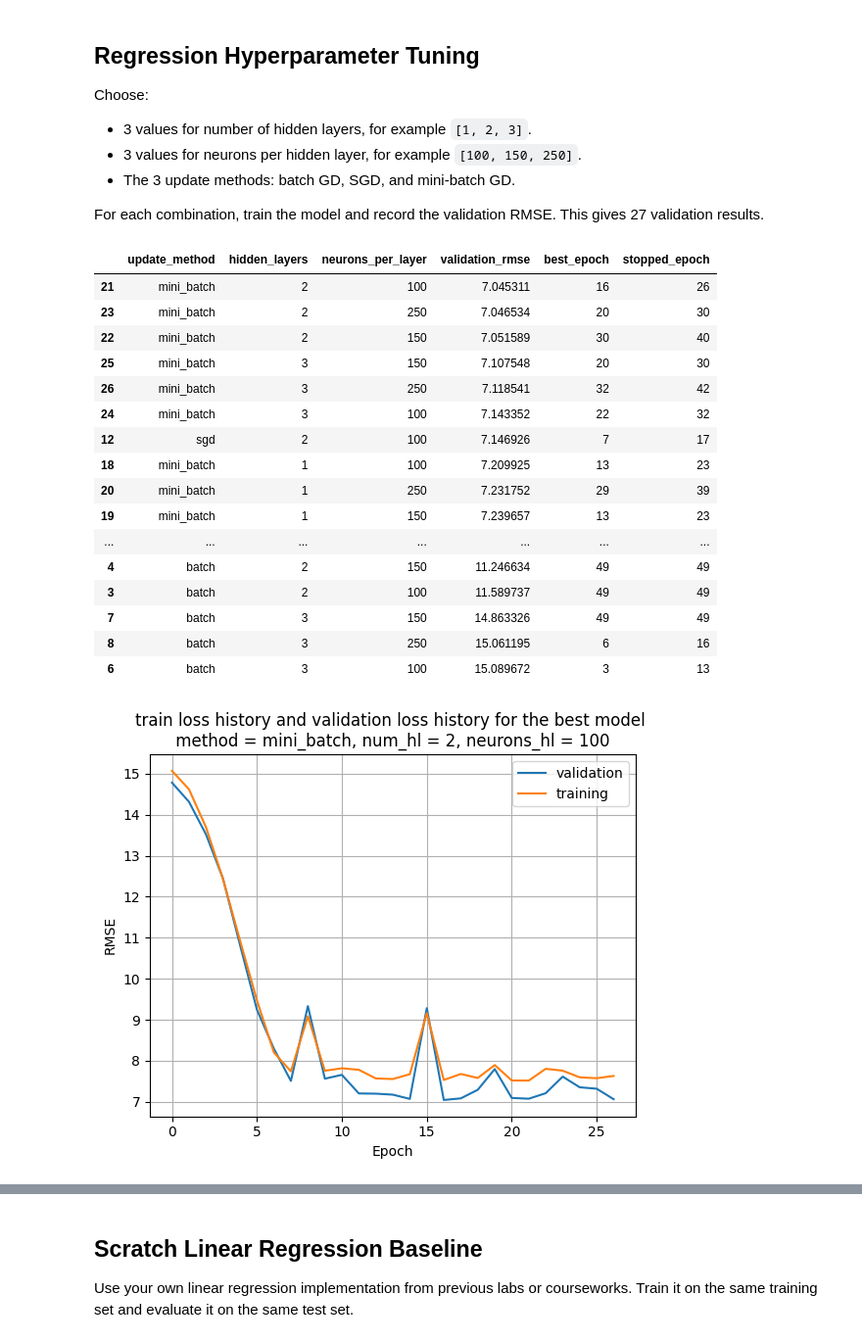
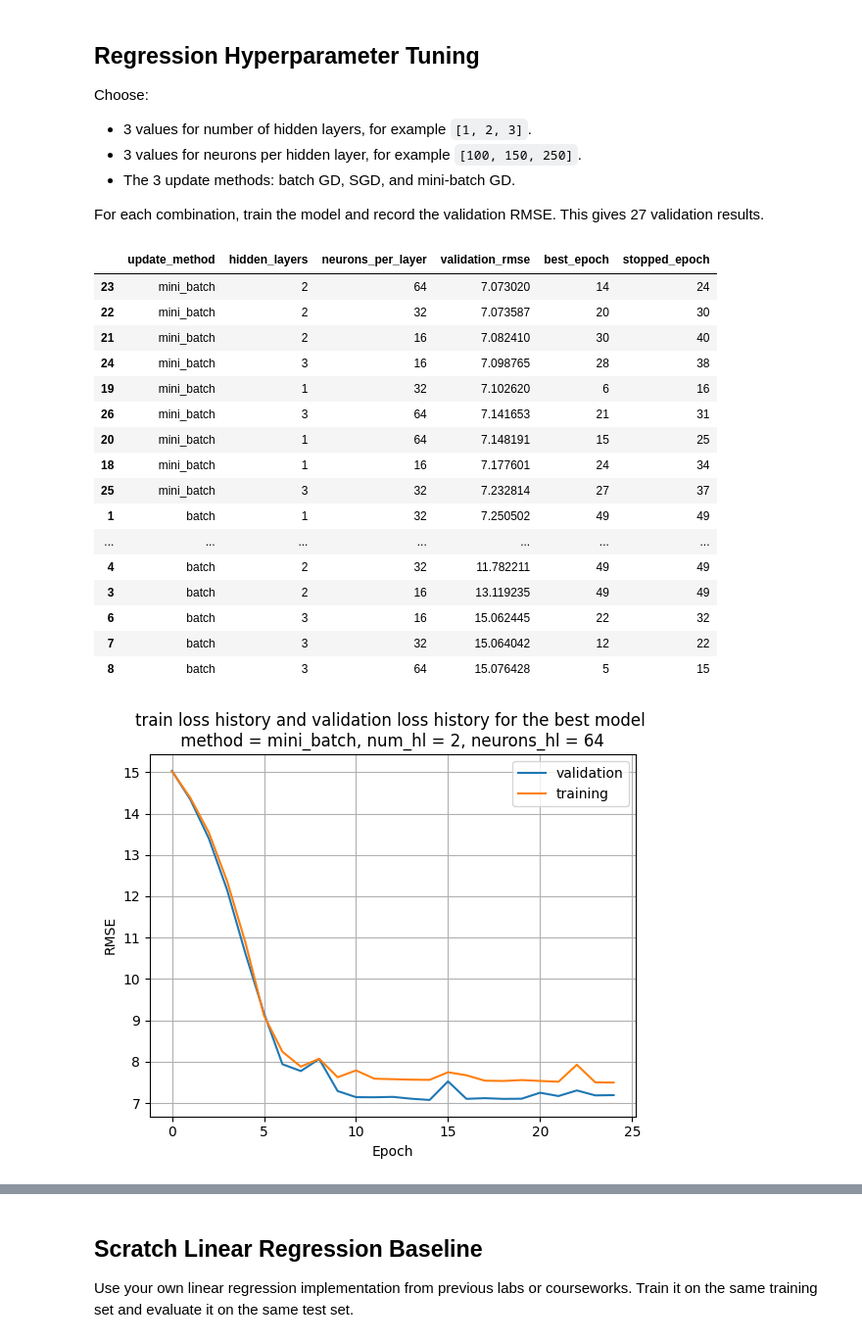
Before and after one commit to jhe-sua/fgv-teaemcd, a Jupyter notebook: tarefa3/810597.ipynb, the cells around one changed output, grey strips where cells are left out. Shown at 98% size. Cells and saved outputs as stored; diff of their text form; code cells hidden in the pictures.

```diff
--- a/tarefa3/810597.ipynb
+++ b/tarefa3/810597.ipynb
@@ -528,7 +528,7 @@ Choose:
 For each combination, train the model and record the validation RMSE. This gives 27 validation results.
 # %%
 regression_hidden_layers = [1, 2, 3]
-regression_neurons = [100, 150, 250]
+regression_neurons = [16, 32, 64]
 regression_update_methods = ["batch", "sgd", "mini_batch"]
 regression_learning_rate = 0.01
 regression_epochs = 50
@@ -566,49 +566,49 @@ for cada_update_method in regression_update_methods:
             )
 
             y_val_pred, _ = NN.forward(X_val)
             err_val = rmse(y_val, y_val_pred)
 
             if err_val < best_err:
                 best_err = err_val
                 best_train_loss = training_loss
                 best_val_loss = validation_loss
                 best_stopped_epoch = stopped_epoch
                 best_best_epoch = best_epoch
 
 
             results.append({
                 "update_method":cada_update_method,
                 "hidden_layers":cada_num_hidden,
                 "neurons_per_layer":cada_num_neuronios,
                 "validation_rmse": err_val,
                 "best_epoch": best_epoch,
                 "stopped_epoch": stopped_epoch
             })
 
 
 # regression_results = pd.DataFrame(...)
 # display(regression_results.sort_values("validation_rmse"))
 
 regression_results = pd.DataFrame(results)
 display(regression_results.sort_values("validation_rmse"))
 # %% [output]
 |  | update_method | hidden_layers | neurons_per_layer | validation_rmse | best_epoch | stopped_epoch |
-| 21 | mini_batch | 2 | 100 | 7.045311 | 16 | 26 |
-| 23 | mini_batch | 2 | 250 | 7.046534 | 20 | 30 |
-| 22 | mini_batch | 2 | 150 | 7.051589 | 30 | 40 |
-| 25 | mini_batch | 3 | 150 | 7.107548 | 20 | 30 |
-| 26 | mini_batch | 3 | 250 | 7.118541 | 32 | 42 |
-| 24 | mini_batch | 3 | 100 | 7.143352 | 22 | 32 |
-| 12 | sgd | 2 | 100 | 7.146926 | 7 | 17 |
-| 18 | mini_batch | 1 | 100 | 7.209925 | 13 | 23 |
-| 20 | mini_batch | 1 | 250 | 7.231752 | 29 | 39 |
-| 19 | mini_batch | 1 | 150 | 7.239657 | 13 | 23 |
+| 23 | mini_batch | 2 | 64 | 7.073020 | 14 | 24 |
+| 22 | mini_batch | 2 | 32 | 7.073587 | 20 | 30 |
+| 21 | mini_batch | 2 | 16 | 7.082410 | 30 | 40 |
+| 24 | mini_batch | 3 | 16 | 7.098765 | 28 | 38 |
+| 19 | mini_batch | 1 | 32 | 7.102620 | 6 | 16 |
+| 26 | mini_batch | 3 | 64 | 7.141653 | 21 | 31 |
+| 20 | mini_batch | 1 | 64 | 7.148191 | 15 | 25 |
+| 18 | mini_batch | 1 | 16 | 7.177601 | 24 | 34 |
+| 25 | mini_batch | 3 | 32 | 7.232814 | 27 | 37 |
+| 1 | batch | 1 | 32 | 7.250502 | 49 | 49 |
 | ... | ... | ... | ... | ... | ... | ... |
-| 4 | batch | 2 | 150 | 11.246634 | 49 | 49 |
-| 3 | batch | 2 | 100 | 11.589737 | 49 | 49 |
-| 7 | batch | 3 | 150 | 14.863326 | 49 | 49 |
-| 8 | batch | 3 | 250 | 15.061195 | 6 | 16 |
-| 6 | batch | 3 | 100 | 15.089672 | 3 | 13 |
+| 4 | batch | 2 | 32 | 11.782211 | 49 | 49 |
+| 3 | batch | 2 | 16 | 13.119235 | 49 | 49 |
+| 6 | batch | 3 | 16 | 15.062445 | 22 | 32 |
+| 7 | batch | 3 | 32 | 15.064042 | 12 | 22 |
+| 8 | batch | 3 | 64 | 15.076428 | 5 | 15 |
 # %%
 # TODO: Plot training and validation loss curves for the selected/best model.
 bm = regression_results.sort_values("validation_rmse").values[0] # Best Model
@@ -623,7 +623,7 @@ plt.title(f"train loss history and validation loss history for the best model \n
 plt.legend()
 plt.show()
 # %% [output]
-[figure, old version]
+[figure, new version]
 # %%
 # TODO: Produce one validation RMSE heatmap per update method.
 # Rows: number of hidden layers.
```
Also changed, not shown: parts of 7 cells of this notebook.
